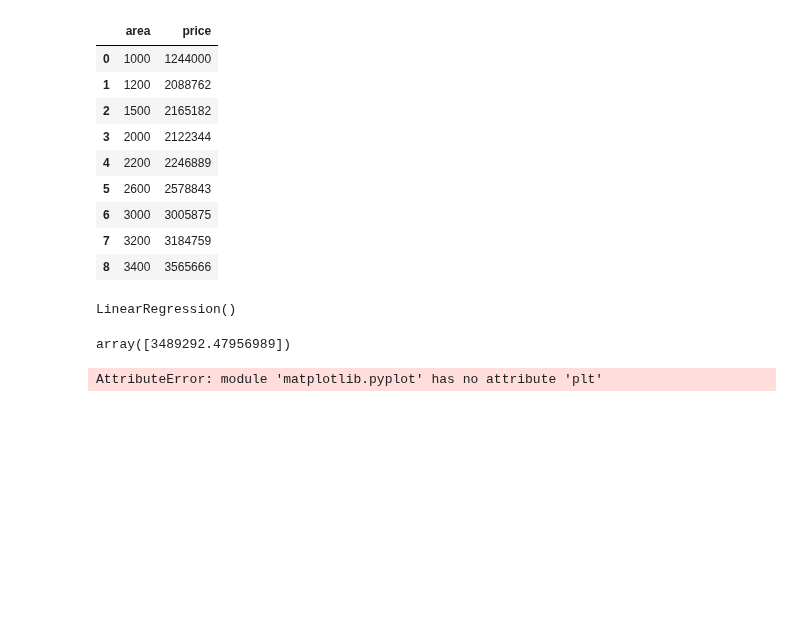
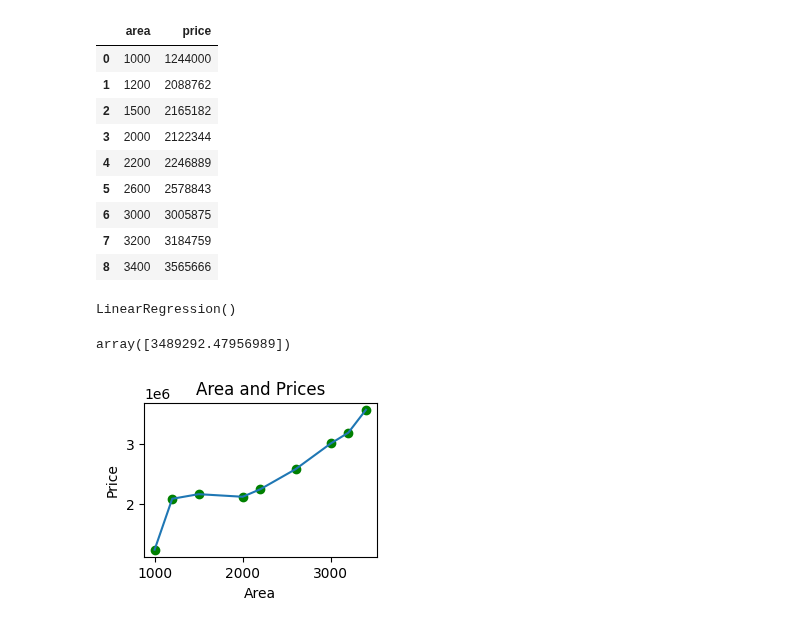
Before and after one commit to VyshnaviKarakatla/machine_learning-notebooks, a Jupyter notebook: linear_regression.ipynb, the cells around one changed output. Drawn from its saved outputs; the diff is of its cells as text; code cells hidden in the pictures; blank space fills up the shorter version.

```diff
--- a/linear_regression.ipynb
+++ b/linear_regression.ipynb
@@ -155,10 +155,12 @@ model.predict([[3600]])
 array([3489292.47956989])
 # %%
 import matplotlib.pyplot as plt
+plt.figure(figsize=(3,2))
 plt.title('Area and Prices')
 plt.xlabel('Area')
 plt.ylabel('Price')
-plt.plt(area_df['area'],area_df['price'])
+plt.plot(area_df['area'],area_df['price'])
+plt.scatter(area_df['area'],area_df['price'],color='g')
 plt.show()
 # %% [output]
-AttributeError: module 'matplotlib.pyplot' has no attribute 'plt'
+[figure, added]
```
